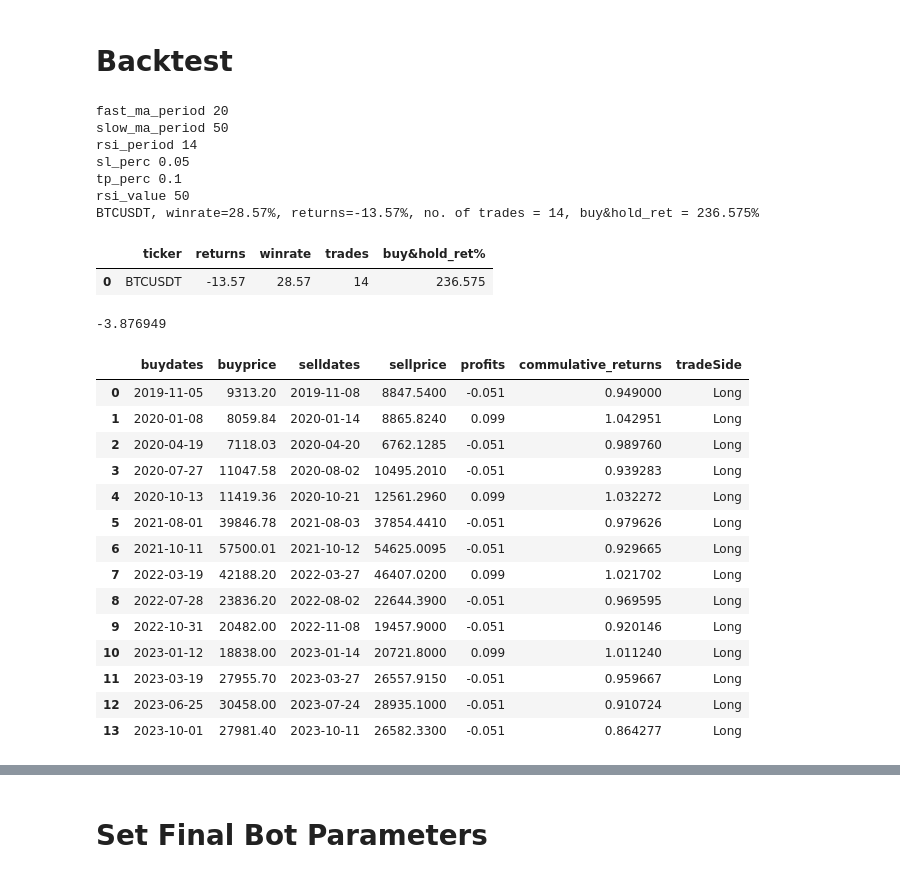
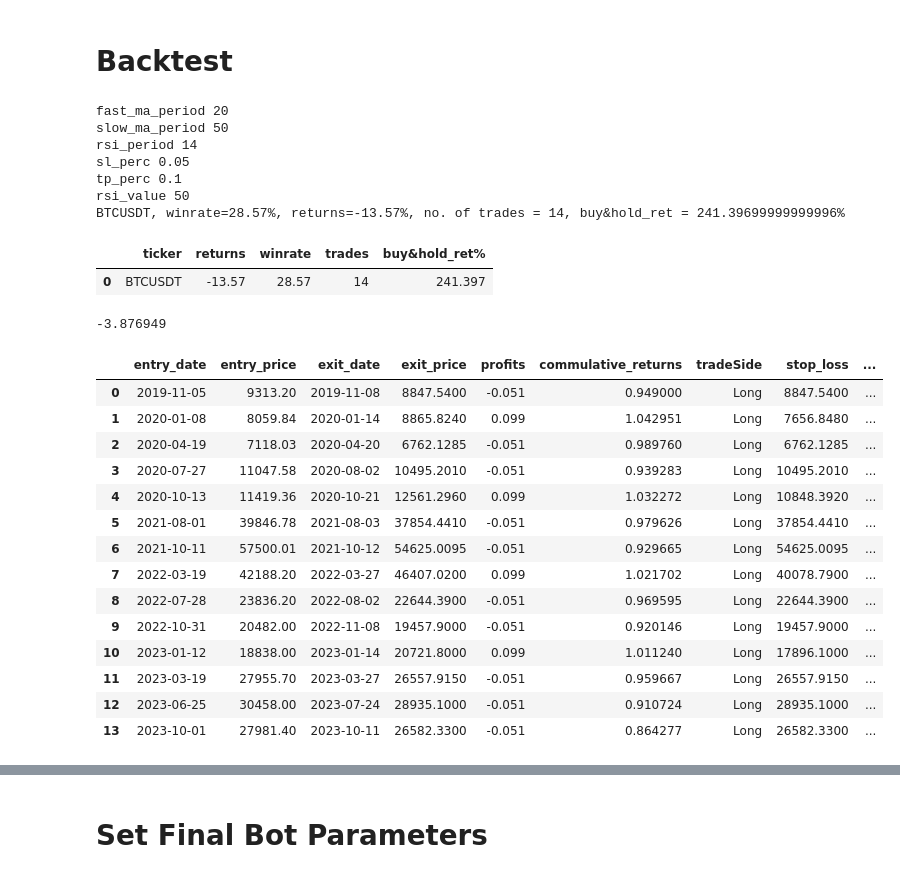
Before and after one commit to junaidabx/smaRSI-BOT, a Jupyter notebook: smaRSI.ipynb, the cells around one changed output, grey strips where cells are left out. Drawn from its saved outputs; the diff is of its cells as text; code cells hidden in the pictures.

```diff
--- a/smaRSI.ipynb
+++ b/smaRSI.ipynb
@@ -58,6 +60,6 @@ df
 # %%
 # Define the function for the trading strategy
-def getSignals(df, fast_ma_period=20, slow_ma_period=50, rsi_period=14, rsi_value=50):
+def getSignals(ticker, timeframe, day, fast_ma_period=20, slow_ma_period=50, rsi_period=14, rsi_value=50):
     # df = getdata(ticker, timeframe)  # Assuming you have a getdata function that fetches the data
 
     # Calculate the moving averages
@@ -120,14 +122,14 @@ buy_signal_rows
 # %% [markdown]
 # Backtest
 # %%
-def backtest(df_s, fast_ma_period=20, slow_ma_period=50, rsi_period=14, rsi_value=50, sl_perc=(5*0.01), tp_perc=(10*0.01)):
+def backtest(ticker, timeframe, day, fast_ma_period=20, slow_ma_period=50, rsi_period=14, rsi_value=50, sl_perc=sl_perc*0.01, tp_perc=tp_perc*0.01):
     print("fast_ma_period", fast_ma_period)
     print("slow_ma_period", slow_ma_period)
     print("rsi_period", rsi_period)
     print("sl_perc", sl_perc)
     print("tp_perc", tp_perc)
     print("rsi_value", rsi_value)
-    df = getSignals(df_s, fast_ma_period=fast_ma_period, slow_ma_period=slow_ma_period, rsi_period=rsi_period, rsi_value=rsi_value)  # Use the trading_strategy function to get signals
+    df = getSignals(ticker, timeframe, day, fast_ma_period=fast_ma_period, slow_ma_period=slow_ma_period, rsi_period=rsi_period, rsi_value=rsi_value)  # Use the trading_strategy function to get signals
 
     in_position = False
     buy_pos = False
@@ -137,6 +139,8 @@ def backtest(df_s, fast_ma_period=20, slow_ma_period=50, rsi_period=14, rsi_valu
     buydates, buyprices = [], []
     selldates, sellprices = [], []
     profits = []
+    sl_list = []  # List to store stop_loss values
+    tp_list = []  # List to store target_price values
 
     for index, row in df.iterrows():
         # long position block
@@ -148,6 +152,8 @@ def backtest(df_s, fast_ma_period=20, slow_ma_period=50, rsi_period=14, rsi_valu
             buy_pos = True
             stop_loss = buyprice * (1 - sl_perc)
             target_price = buyprice * (1 + tp_perc)
+            sl_list.append(stop_loss)  # Store stop_loss value
+            tp_list.append(target_price)  # Store target_price value
 
         elif in_position and buy_pos:
             if row['Low'] <= stop_loss:
@@ -191,8 +197,10 @@ def backtest(df_s, fast_ma_period=20, slow_ma_period=50, rsi_period=14, rsi_valu
         'selldates': selldates,
         'sellprices': sellprices,
         'profits': profits,
+        'stop_loss': sl_list,  # Include stop_loss values
+        'take_profit': tp_list,  # Include target_price values
         # Other results...
-    }, results_df, custom_score
+    }, results_df, df, custom_score
 
 def displayTrades(**kwargs):
     # Access the trade data and other results from kwargs
@@ -201,6 +209,8 @@ def displayTrades(**kwargs):
     selldates = kwargs['selldates']
     sellprices = kwargs['sellprices']
     profits = kwargs['profits']
+    stop_loss = kwargs['stop_loss']
+    take_profit = kwargs['take_profit']
 
     ct = min(len(buydates),len(selldates))
     dfr =pd.DataFrame()
@@ -211,9 +221,23 @@ def displayTrades(**kwargs):
     dfr['profits'] = (profits[:ct])
     dfr['commulative_returns'] = ((pd.Series(profits) + 1).cumprod())
     dfr['tradeSide'] = np.where(dfr['buydates'] < dfr['selldates'], 'Long', 'Short')
-    return dfr
+
+    dfr['entry_date'] = np.where(dfr['tradeSide'] == 'Long', dfr['buydates'], dfr['selldates'])
+    dfr['exit_date'] = np.where(dfr['tradeSide'] == 'Long', dfr['selldates'], dfr['buydates'])
+    dfr['entry_price'] = np.where(dfr['tradeSide'] == 'Long', dfr['buyprice'], dfr['sellprice'])
+    dfr['exit_price'] = np.where(dfr['tradeSide'] == 'Long', dfr['sellprice'], dfr['buyprice'])
+
+    # Create a list of column names with the desired display order
+    display_order = ['entry_date', 'entry_price', 'exit_date', 'exit_price', 'profits', 'commulative_returns', 'tradeSide']
+
+    # Create a copy of the DataFrame with only the columns to be displayed
+    dfr_display = dfr[display_order].copy()
+    dfr_display['stop_loss'] = (stop_loss[:ct])
+    dfr_display['take_profit'] = (take_profit[:ct])
+
+    return dfr, dfr_display
 # %%
-results_data, results_df, score = backtest(df, fast_ma_period, slow_ma_period, rsi_period, rsi_value, sl_perc*0.01, tp_perc*0.01)
+results_data, results_df, df, score = backtest(ticker, timeframe, day, fast_ma_period, slow_ma_period, rsi_period, rsi_value, sl_perc*0.01, tp_perc*0.01)
 # %% [output]
 fast_ma_period 20
 slow_ma_period 50
@@ -221,32 +245,32 @@ rsi_period 14
 sl_perc 0.05
 tp_perc 0.1
 rsi_value 50
-BTCUSDT, winrate=28.57%, returns=-13.57%, no. of trades = 14, buy&hold_ret = 236.575%
+BTCUSDT, winrate=28.57%, returns=-13.57%, no. of trades = 14, buy&hold_ret = 241.39699999999996%
 # %%
 results_df
 # %% [output]
 |  | ticker | returns | winrate | trades | buy&hold_ret% |
-| 0 | BTCUSDT | -13.57 | 28.57 | 14 | 236.575 |
+| 0 | BTCUSDT | -13.57 | 28.57 | 14 | 241.397 |
 # %%
 score
 # %% [output]
 -3.876949
 # %%
-dfr = displayTrades(**results_data)
-dfr
+dfr, dfr_display = displayTrades(**results_data)
+dfr_display
 # %% [output]
-|  | buydates | buyprice | selldates | sellprice | profits | commulative_returns | tradeSide |
-| 0 | 2019-11-05 | 9313.20 | 2019-11-08 | 8847.5400 | -0.051 | 0.949000 | Long |
-| 1 | 2020-01-08 | 8059.84 | 2020-01-14 | 8865.8240 | 0.099 | 1.042951 | Long |
-| 2 | 2020-04-19 | 7118.03 | 2020-04-20 | 6762.1285 | -0.051 | 0.989760 | Long |
-| 3 | 2020-07-27 | 11047.58 | 2020-08-02 | 10495.2010 | -0.051 | 0.939283 | Long |
-| 4 | 2020-10-13 | 11419.36 | 2020-10-21 | 12561.2960 | 0.099 | 1.032272 | Long |
-| 5 | 2021-08-01 | 39846.78 | 2021-08-03 | 37854.4410 | -0.051 | 0.979626 | Long |
-| 6 | 2021-10-11 | 57500.01 | 2021-10-12 | 54625.0095 | -0.051 | 0.929665 | Long |
-| 7 | 2022-03-19 | 42188.20 | 2022-03-27 | 46407.0200 | 0.099 | 1.021702 | Long |
-| 8 | 2022-07-28 | 23836.20 | 2022-08-02 | 22644.3900 | -0.051 | 0.969595 | Long |
-| 9 | 2022-10-31 | 20482.00 | 2022-11-08 | 19457.9000 | -0.051 | 0.920146 | Long |
-| 10 | 2023-01-12 | 18838.00 | 2023-01-14 | 20721.8000 | 0.099 | 1.011240 | Long |
-| 11 | 2023-03-19 | 27955.70 | 2023-03-27 | 26557.9150 | -0.051 | 0.959667 | Long |
-| 12 | 2023-06-25 | 30458.00 | 2023-07-24 | 28935.1000 | -0.051 | 0.910724 | Long |
-| 13 | 2023-10-01 | 27981.40 | 2023-10-11 | 26582.3300 | -0.051 | 0.864277 | Long |
+|  | entry_date | entry_price | exit_date | exit_price | profits | commulative_returns | tradeSide | stop_loss | ... |
+| 0 | 2019-11-05 | 9313.20 | 2019-11-08 | 8847.5400 | -0.051 | 0.949000 | Long | 8847.5400 | ... |
+| 1 | 2020-01-08 | 8059.84 | 2020-01-14 | 8865.8240 | 0.099 | 1.042951 | Long | 7656.8480 | ... |
+| 2 | 2020-04-19 | 7118.03 | 2020-04-20 | 6762.1285 | -0.051 | 0.989760 | Long | 6762.1285 | ... |
+| 3 | 2020-07-27 | 11047.58 | 2020-08-02 | 10495.2010 | -0.051 | 0.939283 | Long | 10495.2010 | ... |
+| 4 | 2020-10-13 | 11419.36 | 2020-10-21 | 12561.2960 | 0.099 | 1.032272 | Long | 10848.3920 | ... |
+| 5 | 2021-08-01 | 39846.78 | 2021-08-03 | 37854.4410 | -0.051 | 0.979626 | Long | 37854.4410 | ... |
+| 6 | 2021-10-11 | 57500.01 | 2021-10-12 | 54625.0095 | -0.051 | 0.929665 | Long | 54625.0095 | ... |
+| 7 | 2022-03-19 | 42188.20 | 2022-03-27 | 46407.0200 | 0.099 | 1.021702 | Long | 40078.7900 | ... |
+| 8 | 2022-07-28 | 23836.20 | 2022-08-02 | 22644.3900 | -0.051 | 0.969595 | Long | 22644.3900 | ... |
+| 9 | 2022-10-31 | 20482.00 | 2022-11-08 | 19457.9000 | -0.051 | 0.920146 | Long | 19457.9000 | ... |
+| 10 | 2023-01-12 | 18838.00 | 2023-01-14 | 20721.8000 | 0.099 | 1.011240 | Long | 17896.1000 | ... |
+| 11 | 2023-03-19 | 27955.70 | 2023-03-27 | 26557.9150 | -0.051 | 0.959667 | Long | 26557.9150 | ... |
+| 12 | 2023-06-25 | 30458.00 | 2023-07-24 | 28935.1000 | -0.051 | 0.910724 | Long | 28935.1000 | ... |
+| 13 | 2023-10-01 | 27981.40 | 2023-10-11 | 26582.3300 | -0.051 | 0.864277 | Long | 26582.3300 | ... |
```
Also changed, not shown: parts of 22 cells of this notebook, 10 other files.
